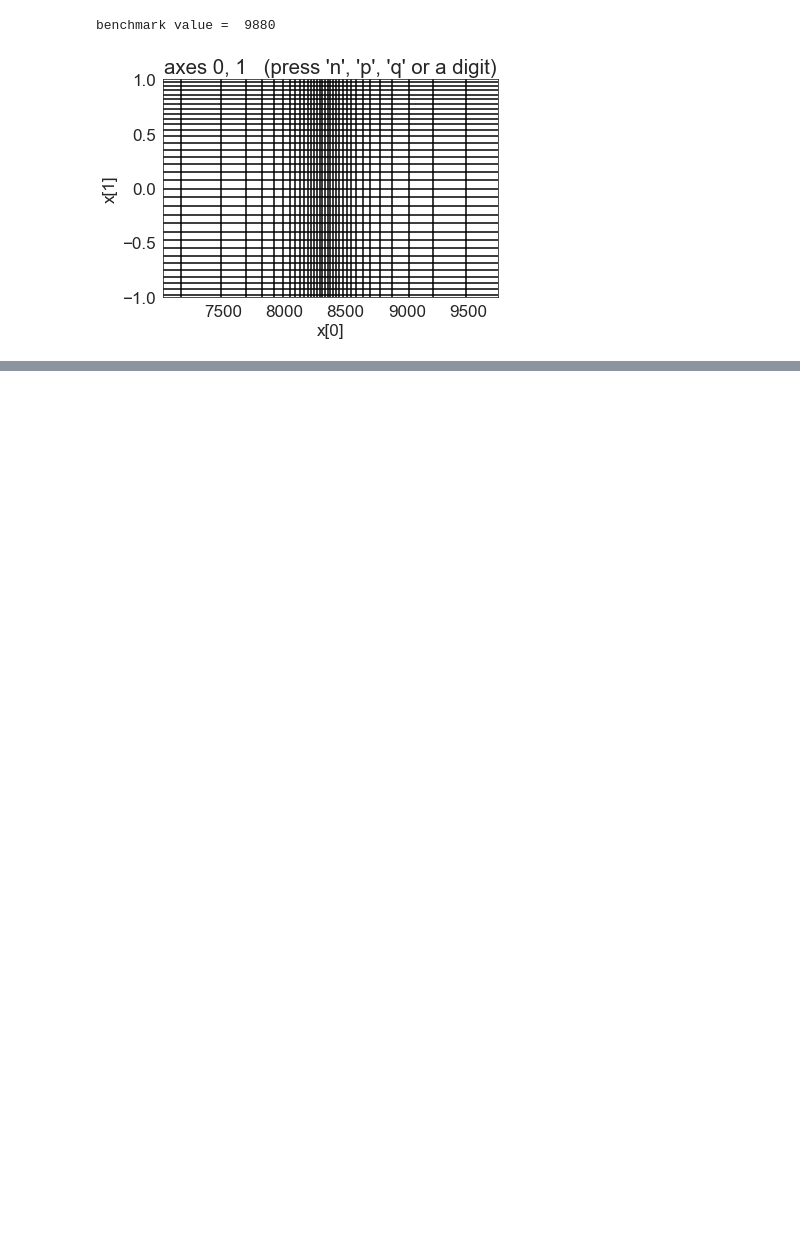
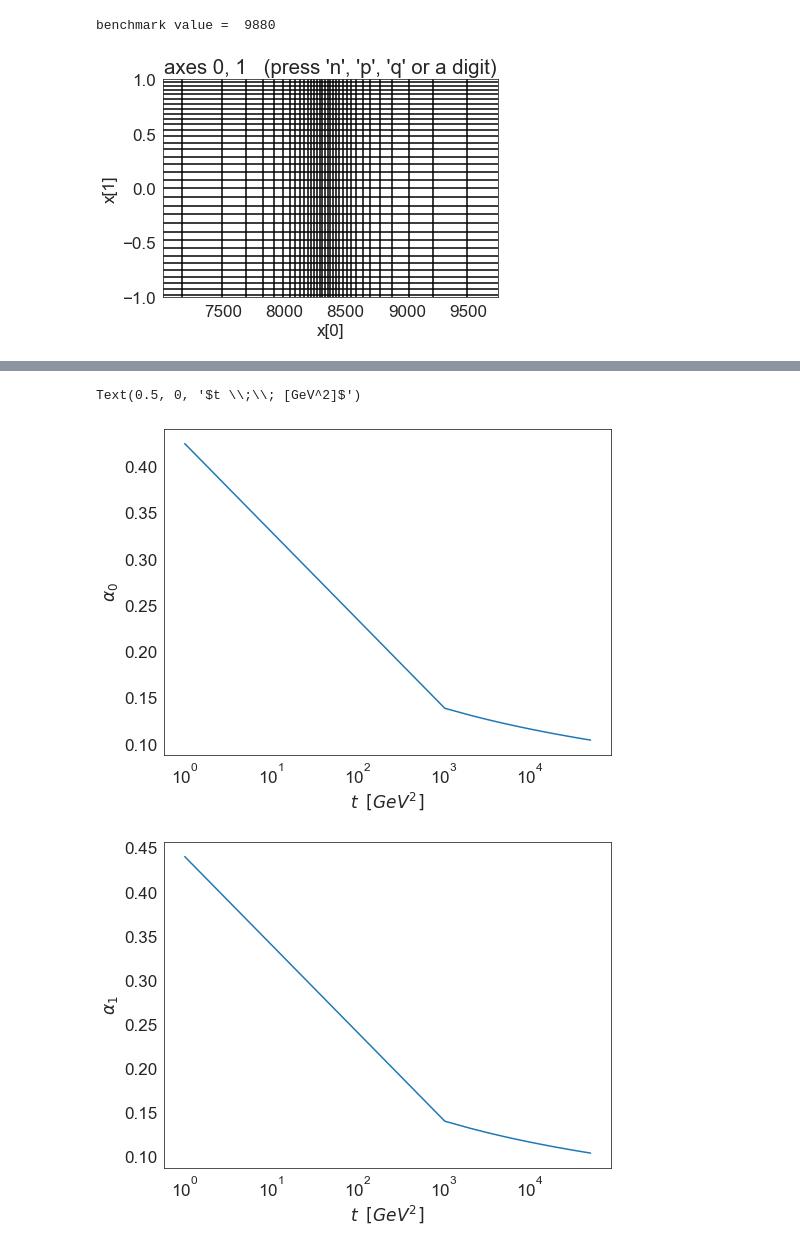
Before and after one commit to Ssalazar12/Physics, a Jupyter notebook: montecarlo_qcd/problem_1_montecarlo.ipynb, the cells around one changed output, grey strips where cells are left out. Saved outputs shown, nothing was run; the diff lists cells and outputs as text; code cells hidden in the pictures; blank space fills up the shorter version.

```diff
--- a/montecarlo_qcd/problem_1_montecarlo.ipynb
+++ b/montecarlo_qcd/problem_1_montecarlo.ipynb
@@ -157,6 +157,9 @@ sin2w = 0.223
 # prefactor for chi functions
 k = 1/(4.0*sin2w*(1-sin2w))
 
+Alpha_mz = 0.118
+
+
 # weak isospin for down type and electros
 T3e = -1.0/2.0
 # weak isospin for up type (light)
@@ -367,0 +427,23 @@ def pick_x_from_rho(rho_var):
+# %%
+# get the coupling for several values of momentum
+ts_array = np.linspace(1, 15**4,50).astype(int)
+alpha_s = alphas.AlphaS(Mz, Alpha_mz)
+
+coupling0_array = np.asarray([alpha_s.as0(t) for t in ts_array])
+coupling1_array = np.asarray([alpha_s.as1(t) for t in ts_array])
+# %%
+plt.figure(figsize=(8,6))
+plt.plot(ts_array,coupling0_array)
+plt.xscale('log')
+plt.ylabel(r"$\alpha_0$")
+plt.xlabel(r"$t \;\; [GeV^2]$")
+
+plt.figure(figsize=(8,6))
+plt.plot(ts_array,coupling1_array)
+plt.xscale('log')
+plt.ylabel(r"$\alpha_1$")
+plt.xlabel(r"$t \;\; [GeV^2]$")
+# %% [output]
+Text(0.5, 0, '$t \\;\\; [GeV^2]$')
+[figure, added]
+[figure, added]
```
Also changed, not shown: parts of 22 cells of this notebook.
